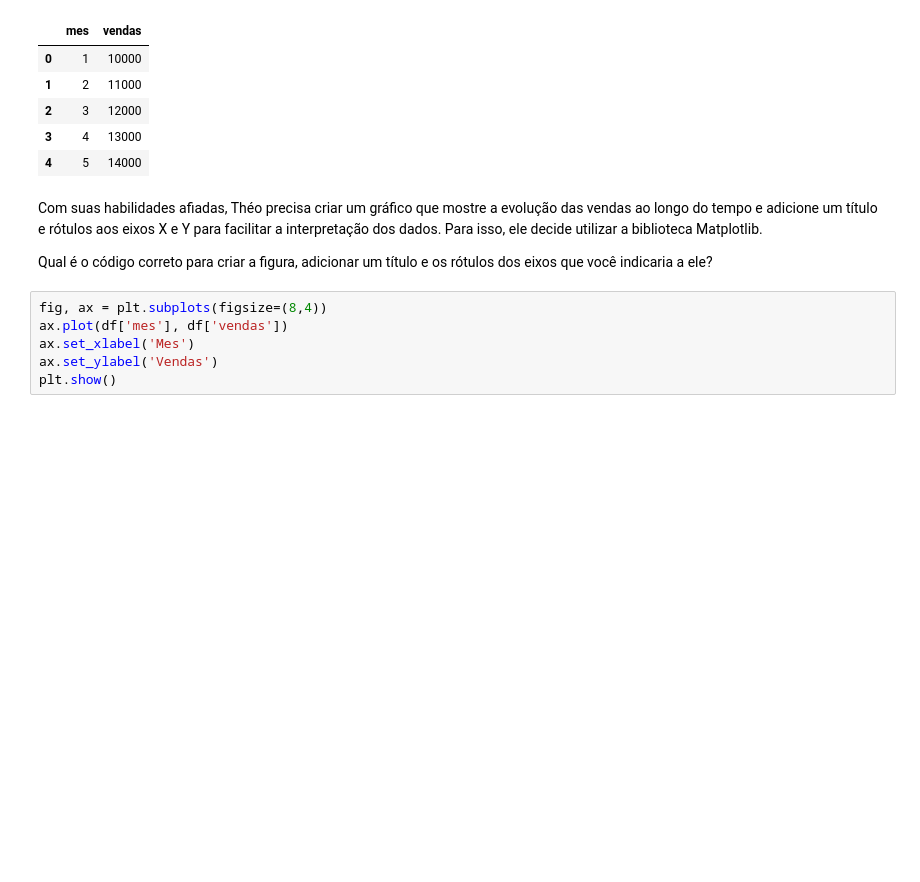
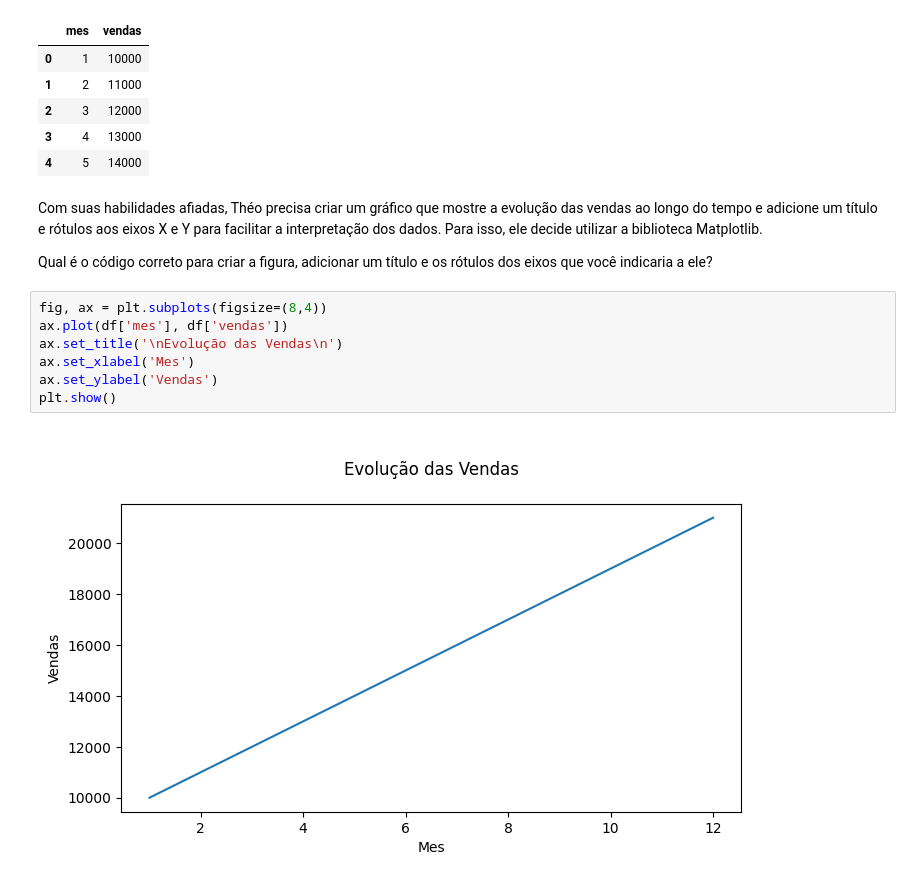
Before and after one commit to ygor-github/data_visualization, a Jupyter notebook: desafios.ipynb, the cells around one changed output. Saved outputs shown, nothing was run; the diff lists cells and outputs as text; blank space fills up the shorter version.

```diff
--- a/desafios.ipynb
+++ b/desafios.ipynb
@@ -102,6 +104,9 @@ Qual é o código correto para criar a figura, adicionar um título e os rótulo
 # %%
 fig, ax = plt.subplots(figsize=(8,4))
 ax.plot(df['mes'], df['vendas'])
+ax.set_title('\nEvolução das Vendas\n')
 ax.set_xlabel('Mes')
 ax.set_ylabel('Vendas')
 plt.show()
+# %% [output]
+[figure, added]
```
Also changed, not shown: parts of 1 cell of this notebook.
